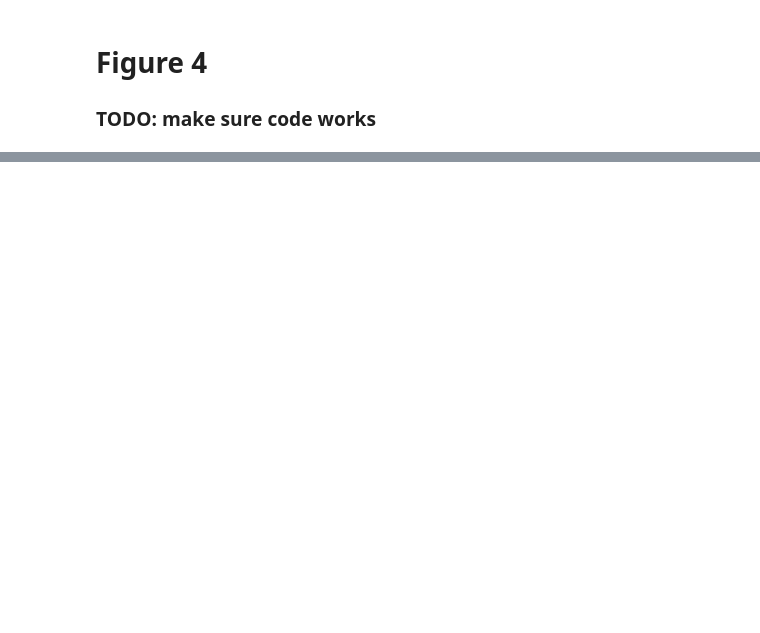
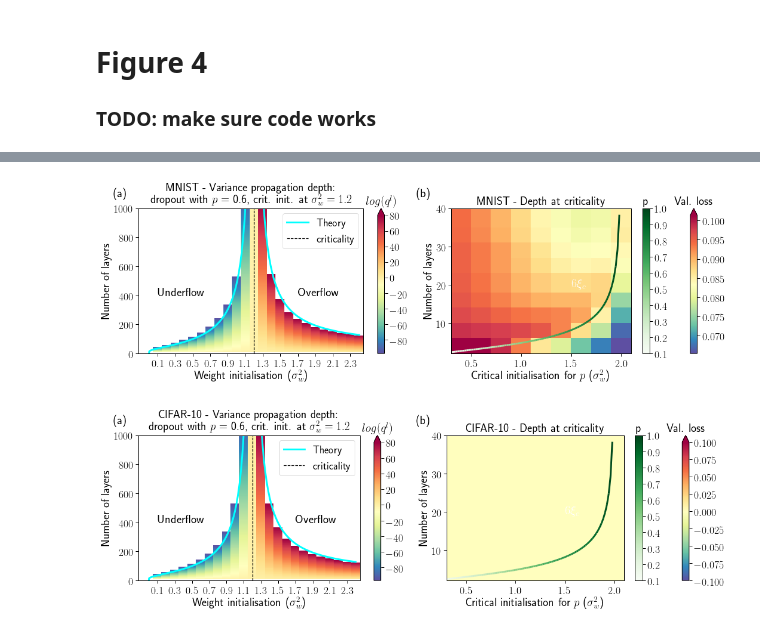
Before and after one commit to ElanVB/noisy_signal_prop, a Jupyter notebook: Figure_4.ipynb, the cells around one changed output, grey strips where cells are left out. Saved outputs shown, nothing was run; the diff lists cells and outputs as text; code cells hidden in the pictures; blank space fills up the shorter version.

```diff
--- a/Figure_4.ipynb
+++ b/Figure_4.ipynb
@@ -128,0 +143,6 @@ plt.gcf().tight_layout()
+# %%
+plot("mnist")
+plot("cifar-10")
+# %% [output]
+[figure, added]
+[figure, added]
```
Also changed, not shown: parts of 2 cells of this notebook, 3 other files.
